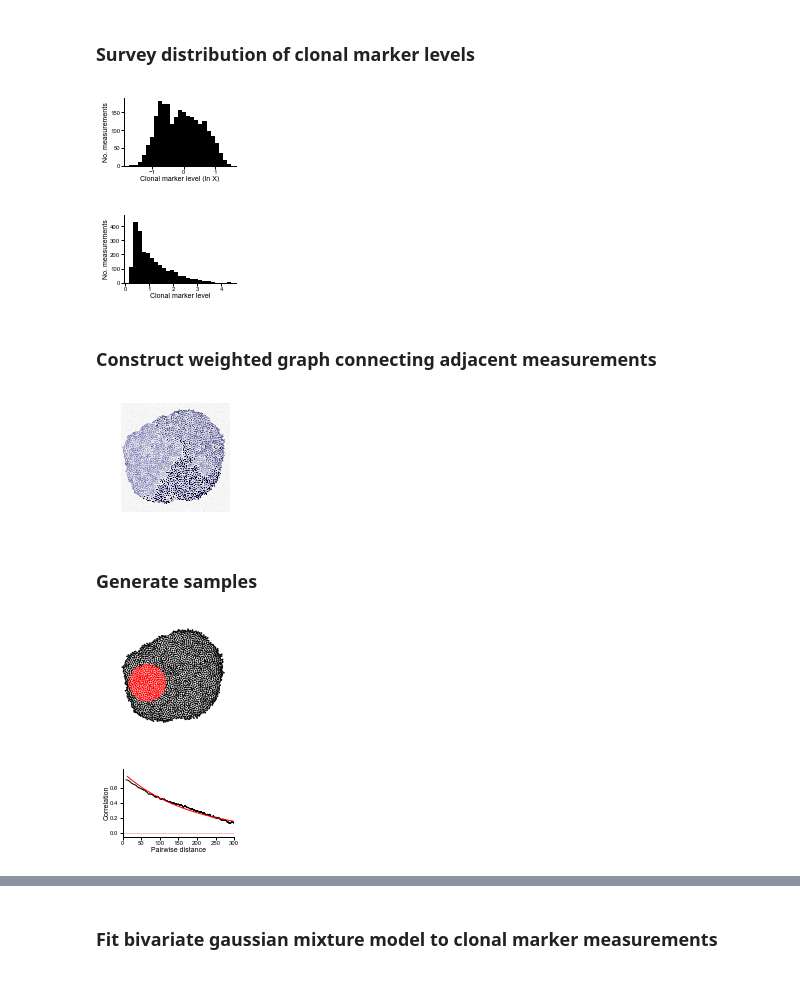
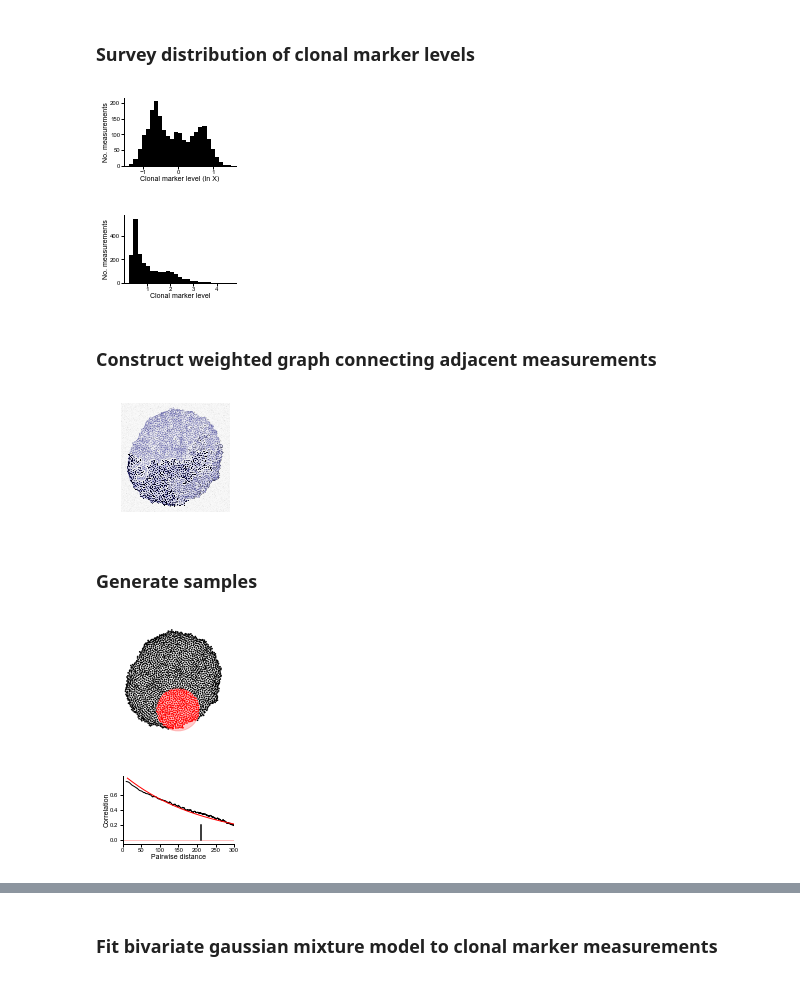
Before and after one commit to sbernasek/flyqma, a Jupyter notebook: notebooks/figures/figure_3.ipynb, the cells around one changed output, grey strips where cells are left out. Drawn from its saved outputs; the diff is of its cells as text; code cells hidden in the pictures.

```diff
--- a/notebooks/figures/figure_3.ipynb
+++ b/notebooks/figures/figure_3.ipynb
@@ -22,23 +22,23 @@ Load simulated bleedthrough control experiment and generate synthetic fluorescen
    - GREEN: Control reporter
 # %%
 sweep = Sweep.load('../../../data/synthetic/sweeps/Sweep_181201_191516_local/')
-simulation = sweep[20]
+simulation = sweep[0]
 # %%
 # generate synthetic data
 
 measurement_kwargs = dict(measurement_noise=0.)
 microscopy_kwargs = dict(bg_level=0.2, bg_noise=0.3)
 
-microscopy = simulation.generate_microscopy(ambiguity=0.3, rho=0.0, bleedthrough=0.5,
+microscopy = simulation.generate_microscopy(ambiguity=0.25, rho=0.0, bleedthrough=0.5,
                 measurement_kwargs=measurement_kwargs, microscopy_kwargs=microscopy_kwargs)
 
 # save synthetic data
-#np.save('../../../data/synthetic/new_annotation_example/image.npy', microscopy.im)
-#microscopy.data.to_hdf('../../../data/synthetic/new_annotation_example/data.hdf', key='microscopy')
+#np.save('../../../data/synthetic/annotation_example/image.npy', microscopy.im)
+#microscopy.data.to_hdf('../../../data/synthetic/annotation_example/data.hdf', key='microscopy')
 
 # load existing synthetic data
-microscopy.im = np.load('../../../data/synthetic/new_annotation_example/image.npy')
-microscopy.data = pd.read_hdf('../../../data/synthetic/new_annotation_example/data.hdf', key='microscopy')
+microscopy.im = np.load('../../../data/synthetic/annotation_example/image.npy')
+microscopy.data = pd.read_hdf('../../../data/synthetic/annotation_example/data.hdf', key='microscopy')
 
 nuclear_marker = microscopy[0]
 clonal_marker = microscopy[1]
@@ -101,9 +103,9 @@ ax.spines['right'].set_visible(False)
 ax.set_ylabel('No. measurements')
 ax.set_xlabel('Clonal marker level (ln X)')
 
-#savefig(fig, 'clonal_marker_histogram')
+savefig(fig, 'clonal_marker_histogram')
 # %% [output]
-[figure, old version]
+[figure, new version]
 # %%
 fig, ax = plt.subplots(figsize=(2, 1.25))
 _ = ax.hist(clonal_marker_levels, bins=bins, color='k')
@@ -111,11 +113,11 @@ ax.spines['top'].set_visible(False)
 ax.spines['right'].set_visible(False)
 ax.set_ylabel('No. measurements')
 ax.set_xlabel('Clonal marker level')
-ax.set_ylim(0, 480)
+ax.set_ylim(0, 580)
 
-#savefig(fig, 'clonal_marker_histogram_linear')
+savefig(fig, 'clonal_marker_histogram_linear')
 # %% [output]
-[figure, old version]
+[figure, new version]
 # %% [markdown]
 ### Construct weighted graph connecting adjacent measurements
 # %%
@@ -134,9 +136,9 @@ graph_kw = dict(node_size=0., node_color='navy', node_alpha=0.,
 
 graph.show(ax=ax, **graph_kw)
 
-#savefig(fig, 'graph')
+savefig(fig, 'graph')
 # %% [output]
-[figure, old version]
+[figure, new version]
 # %% [markdown]
 ### Generate samples
 # %%
@@ -146,9 +148,9 @@ radial_sampler = RadialSampler(graph, 'clonal_marker', depth=1.)
 # %%
 radial_sampler.plot_neigborhood(5, s=.5)
 
-#savefig(plt.gcf(), 'radial_sampling')
+savefig(plt.gcf(), 'radial_sampling')
 # %% [output]
-[figure, old version]
+[figure, new version]
 # %%
 correlations = graph.get_correlations('clonal_marker')
 correlations.visualize()
@@ -158,6 +160,8 @@ char.plot_fit(ax=ax, color='r', lw=1)
 ax.set_xlim(0, 300)
 ax.set_ylim(-.05, 0.85)
 
-#savefig(fig, 'spatial_correlation')
+ax.plot([char.characteristic_length,char.characteristic_length], [0, .2], '-k')
+
+savefig(plt.gcf(), 'spatial_correlation')
 # %% [output]
-[figure, old version]
+[figure, new version]
```
Also changed, not shown: parts of 29 cells of this notebook, 25 other files.
